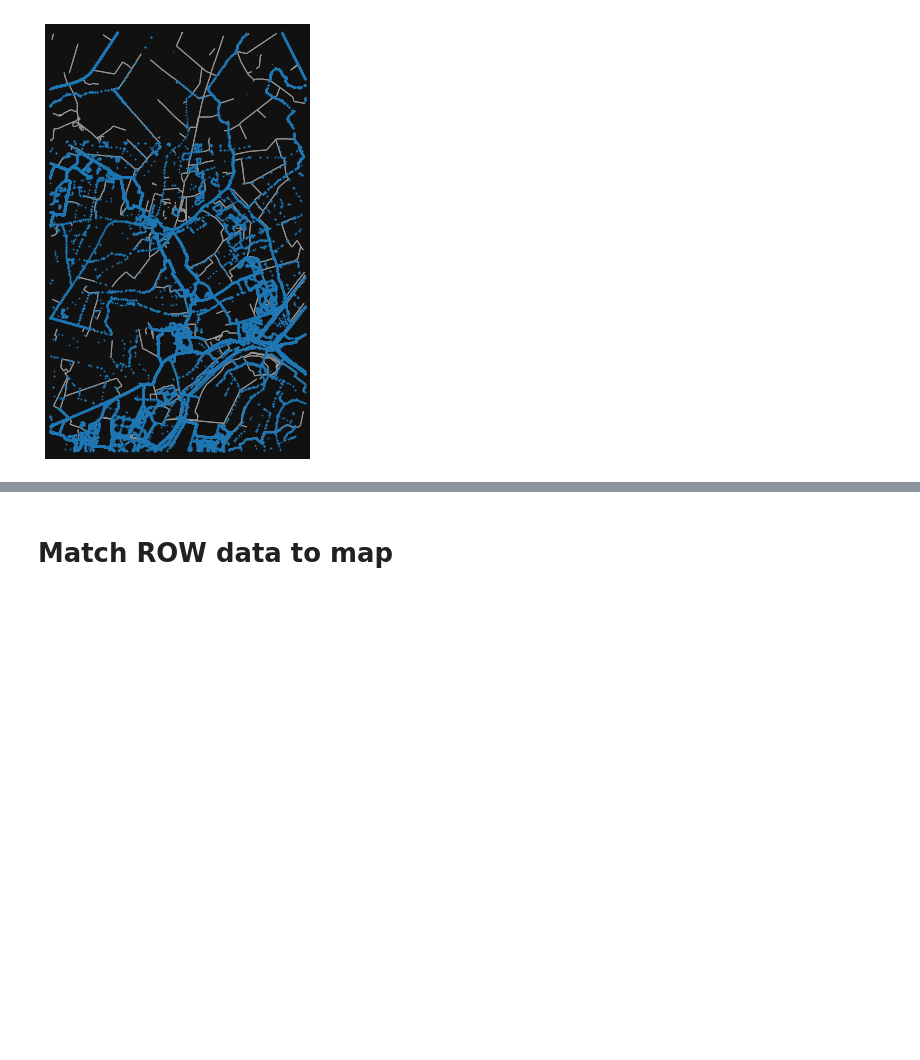
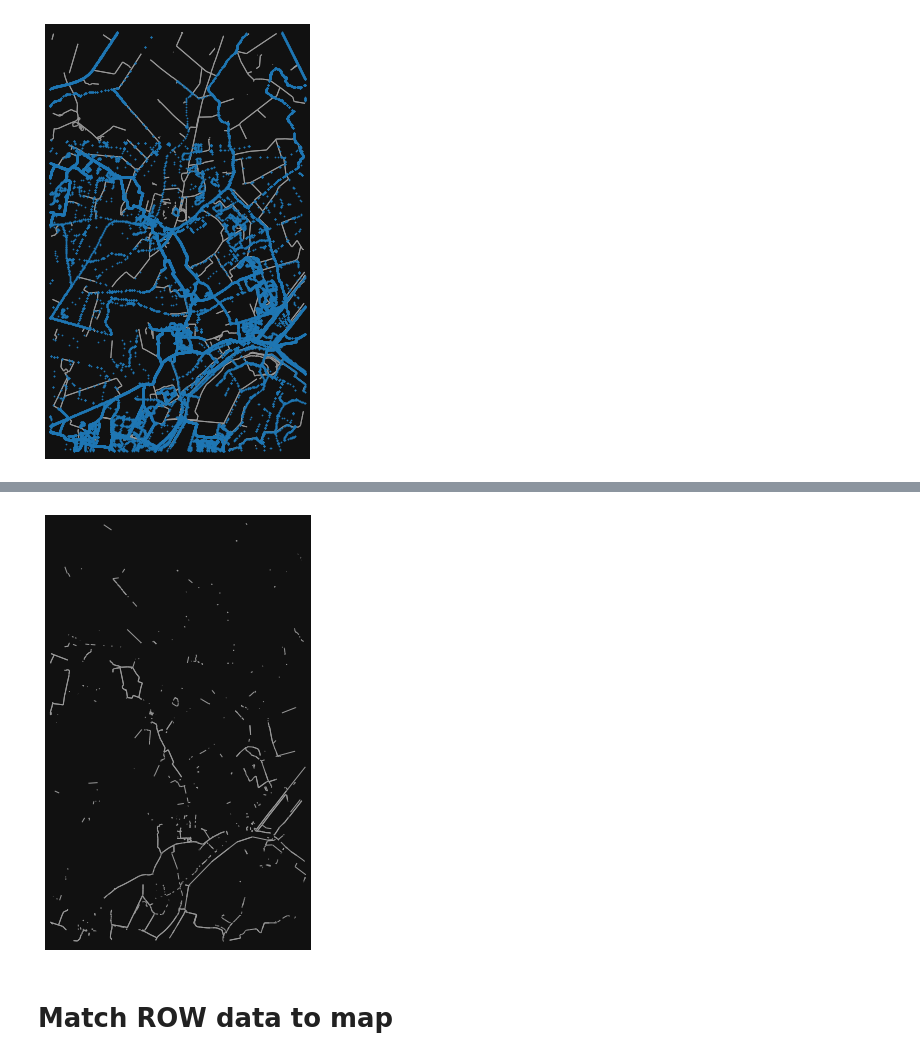
Before and after one commit to Andrewwango/prow-map, a Jupyter notebook: analysis.ipynb, the cells around one changed output, grey strips where cells are left out. Drawn from its saved outputs; the diff is of its cells as text; code cells hidden in the pictures; blank space fills up the shorter version.

```diff
--- a/analysis.ipynb
+++ b/analysis.ipynb
@@ -31,0 +38,6 @@ plt.show()
+# %%
+max_point_separation = 30
+# %%
+matched_graph_edges_public = matched_graph_edges_public.assign(activity=matched_graph_edges_public["count"] / matched_graph_edges_public["length"])
+# %%
+matched_graph_edges_public = matched_graph_edges_public.loc[matched_graph_edges_public["activity"] > 1/max_point_separation]
@@ -32,3 +46,9 @@ plt.show()
+# %%
+G_match_public = ox.graph_from_gdfs(graph_nodes, matched_graph_edges_public)
+# %%
+fig, ax = ox.plot_graph(G_match_public, node_size=0)
+# %% [output]
+[figure, added]
 # %% [markdown]
 # Match ROW data to map
 # %%
```
Also changed, not shown: parts of 38 cells of this notebook, 10 other files.
